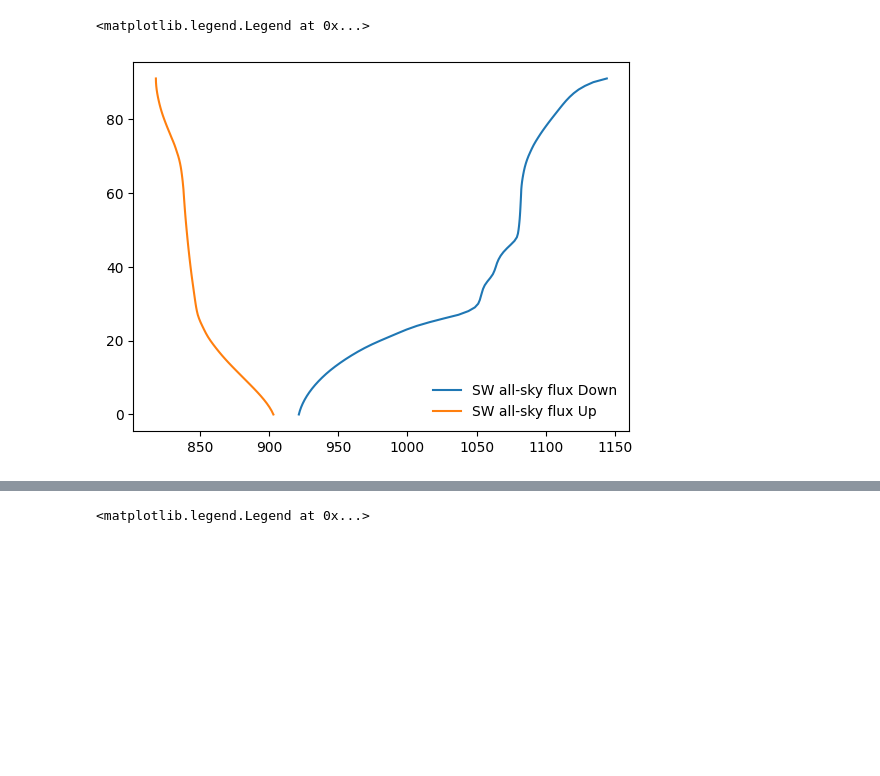
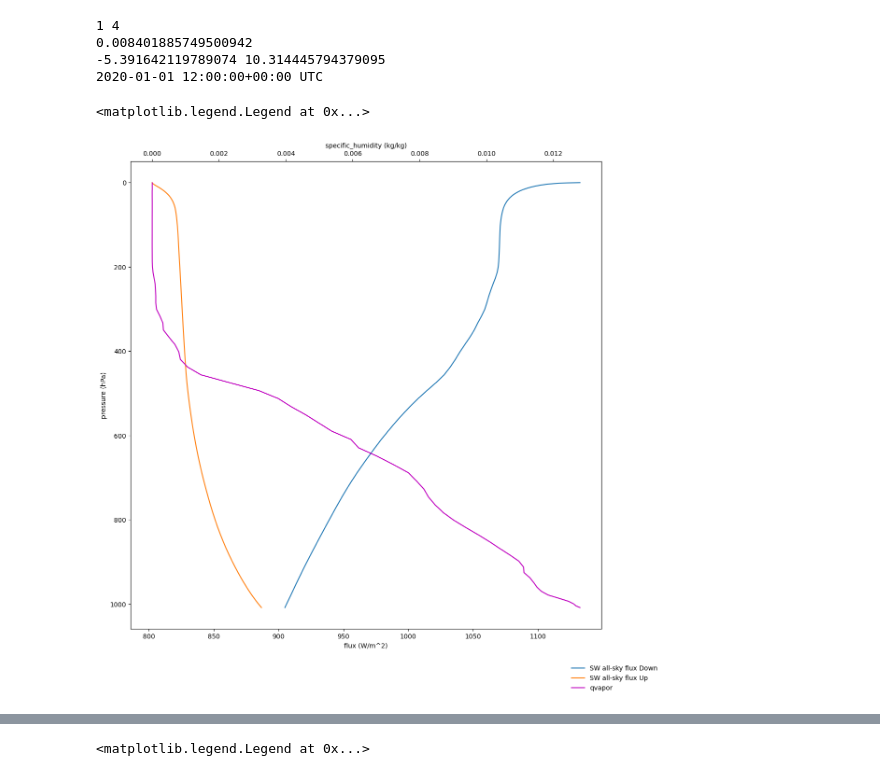
Before and after one commit to NOAA-GFDL/PySHiELD, a Jupyter notebook: examples/notebook/test_rad_data.ipynb, the cells around one changed output, grey strips where cells are left out. Drawn from its saved outputs; the diff is of its cells as text; code cells hidden in the pictures; blank space fills up the shorter version.

```diff
--- a/examples/notebook/test_rad_data.ipynb
+++ b/examples/notebook/test_rad_data.ipynb
@@ -78,8 +90,30 @@ rad.step_radiation(state, sstate, date)
-# %%
-plt.plot(state.fswd.view[0,0,:], levels, label="SW all-sky flux Down")
-plt.plot(state.fswu.view[0,0,:], levels, label="SW all-sky flux Up")
-plt.legend(frameon=False)
-# %% [output]
-<matplotlib.legend.Legend at 0x...>
-[figure, removed]
+# %%
+xcol, ycol = np.unravel_index(np.argmax(state.qcld.field.sum(axis=2) + state.qliquid.field.sum(axis=2) + state.qice.field.sum(axis=2)), state.qliquid.field.sum(axis=2).shape)
+# xcol, ycol = np.unravel_index(np.argmax(state.qliquid.field.sum(axis=2) + state.qice.field.sum(axis=2)), state.qliquid.field.sum(axis=2).shape)
+print(xcol, ycol)
+print(state.qliquid.field[xcol,ycol,:].sum())
+print(gridlon.field[xcol,ycol]*180/3.141, gridlat.field[xcol, ycol]*180/3.141)
+print(f"{date} UTC")
+# %% [output]
+1 4
+0.008401885749500942
+-5.391642119789074 10.314445794379095
+2020-01-01 12:00:00+00:00 UTC
+# %%
+fig0 = plt.figure(0, figsize = (13,13))    #create  figure
+f0ax1 = fig0.add_subplot(111) # define axes in which to plot
+f0ax1.yaxis.set_inverted(True)
+f0ax1.set_xlabel("flux (W/m^2)")
+f0ax1.set_ylabel("pressure (hPa)")
+f0ax1.plot(state.fswd.field[xcol, ycol,:], state.prsi.field[xcol, ycol, :]/100, label="SW all-sky flux Down")
+f0ax1.plot(state.fswu.field[xcol, ycol,:], state.prsi.field[xcol, ycol, :]/100, label="SW all-sky flux Up")
+
+f0ax2 = f0ax1.twiny()
+f0ax2.set_xlabel("specific_humidity (kg/kg)")
+f0ax2.plot(state.qvapor.field[xcol, ycol,:], state.prsi.field[xcol, ycol,:-1]/100, label="qvapor", color="m")
+
+fig0.legend(frameon=False, loc=4)
+# %% [output]
+<matplotlib.legend.Legend at 0x...>
+[figure, added]
 # %%
```
Also changed, not shown: parts of 7 cells of this notebook, 7 other files.
